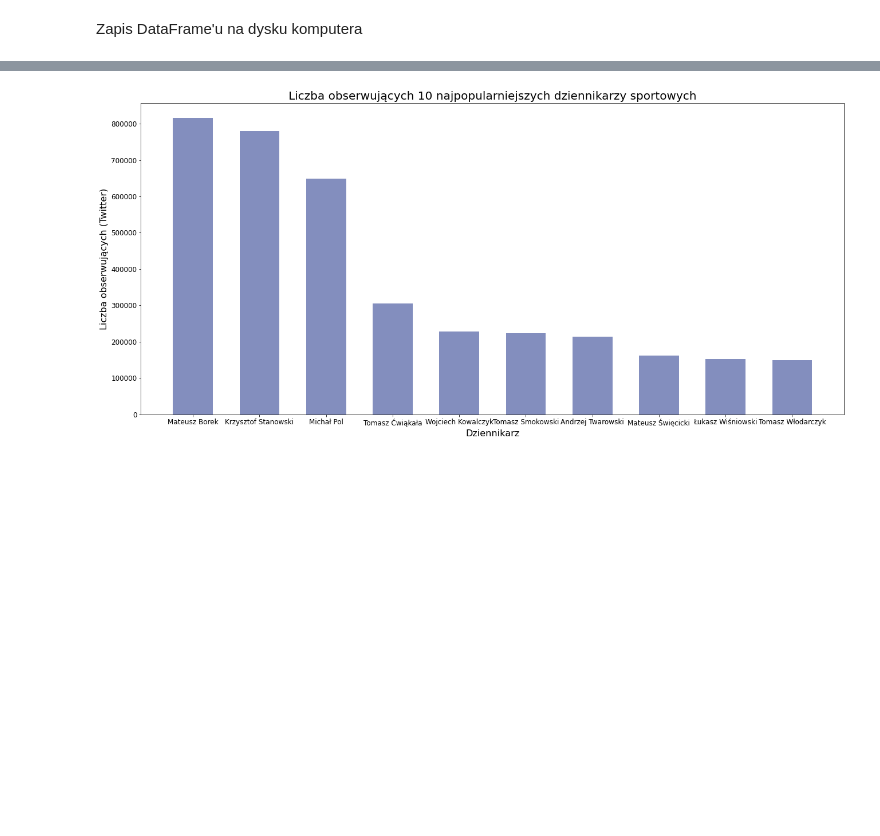
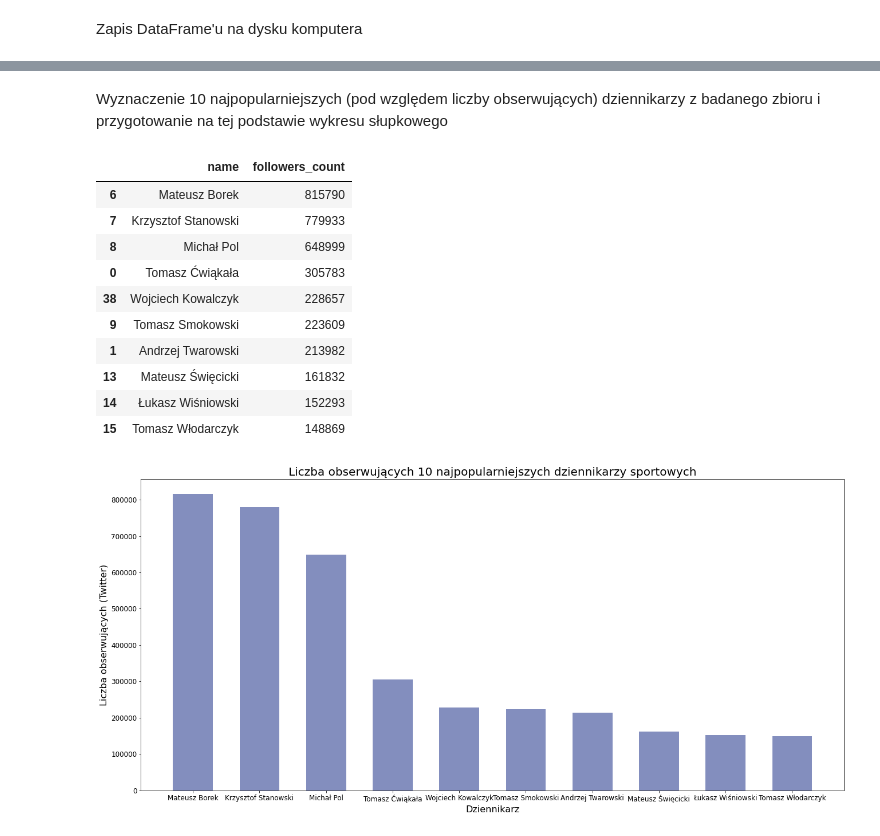
Before and after one commit to bart-kra/Python, a Jupyter notebook: tw_sport_journalists.ipynb, the cells around one changed output, grey strips where cells are left out. Drawn from its saved outputs; the diff is of its cells as text; code cells hidden in the pictures; blank space fills up the shorter version.

```diff
--- a/tw_sport_journalists.ipynb
+++ b/tw_sport_journalists.ipynb
@@ -99,5 +106,20 @@ def alias_id(df):
+# %% [markdown]
+Wyznaczenie 10 najpopularniejszych (pod względem liczby obserwujących) dziennikarzy z badanego zbioru i przygotowanie na tej podstawie wykresu słupkowego
 # %%
 df_most_followers = df[['name', 'followers_count']].sort_values(by=['followers_count'], ascending=False).head(10)
+df_most_followers
+# %% [output]
+|  | name | followers_count |
+| 6 | Mateusz Borek | 815790 |
+| 7 | Krzysztof Stanowski | 779933 |
+| 8 | Michał Pol | 648999 |
+| 0 | Tomasz Ćwiąkała | 305783 |
+| 38 | Wojciech Kowalczyk | 228657 |
+| 9 | Tomasz Smokowski | 223609 |
+| 1 | Andrzej Twarowski | 213982 |
+| 13 | Mateusz Święcicki | 161832 |
+| 14 | Łukasz Wiśniowski | 152293 |
+| 15 | Tomasz Włodarczyk | 148869 |
 # %%
 fig = plt.figure(figsize = (22, 10))
 plt.rcParams['font.size'] = 12
```
Also changed, not shown: parts of 23 cells of this notebook.
